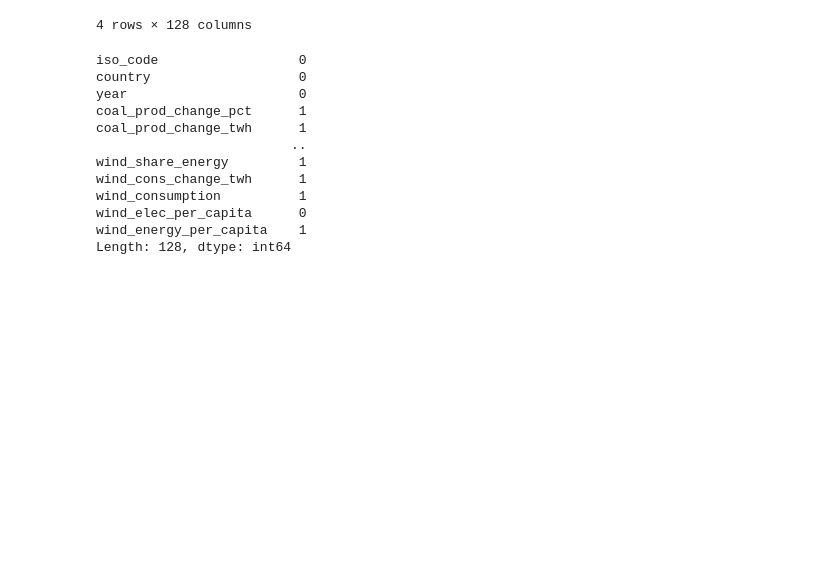
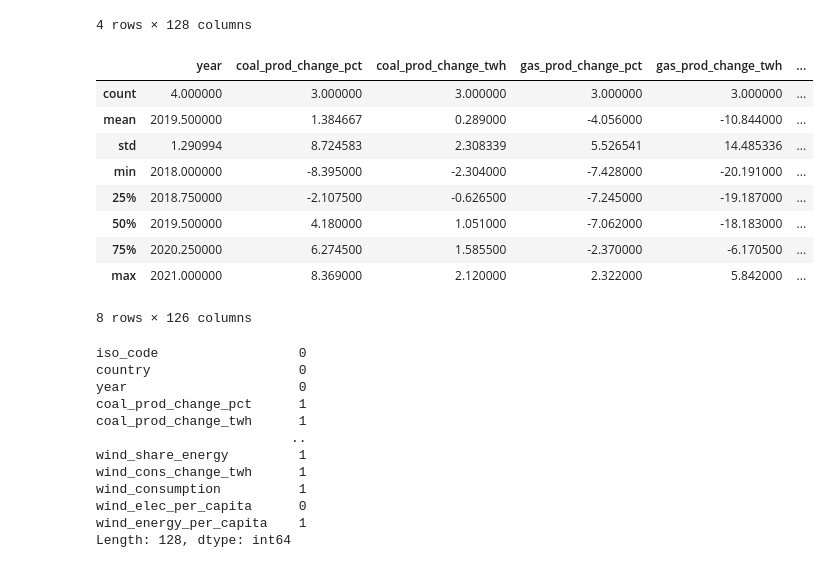
Before and after one commit to freireoliveira/tecnicas_1, a Jupyter notebook: Projeto_Tecnicas_Program1.ipynb, the cells around one changed output. Drawn from its saved outputs; the diff is of its cells as text; code cells hidden in the pictures; blank space fills up the shorter version.

```diff
--- a/Projeto_Tecnicas_Program1.ipynb
+++ b/Projeto_Tecnicas_Program1.ipynb
@@ -257,6 +258,19 @@ actual_table
 | 120 | BRA | Brazil | 2020 | 4.180 | 1.051 | -7.062 | ... |
 | 121 | BRA | Brazil | 2021 | NaN | NaN | NaN | ... |
 4 rows × 128 columns
+# %%
+actual_table.describe()
+# %% [output]
+|  | year | coal_prod_change_pct | coal_prod_change_twh | gas_prod_change_pct | gas_prod_change_twh | ... |
+| count | 4.000000 | 3.000000 | 3.000000 | 3.000000 | 3.000000 | ... |
+| mean | 2019.500000 | 1.384667 | 0.289000 | -4.056000 | -10.844000 | ... |
+| std | 1.290994 | 8.724583 | 2.308339 | 5.526541 | 14.485336 | ... |
+| min | 2018.000000 | -8.395000 | -2.304000 | -7.428000 | -20.191000 | ... |
+| 25% | 2018.750000 | -2.107500 | -0.626500 | -7.245000 | -19.187000 | ... |
+| 50% | 2019.500000 | 4.180000 | 1.051000 | -7.062000 | -18.183000 | ... |
+| 75% | 2020.250000 | 6.274500 | 1.585500 | -2.370000 | -6.170500 | ... |
+| max | 2021.000000 | 8.369000 | 2.120000 | 2.322000 | 5.842000 | ... |
+8 rows × 126 columns
 # %%
 # Quantidade de dados nulos em cada coluna da base geral
 
```
Also changed, not shown: parts of 7 cells of this notebook.
